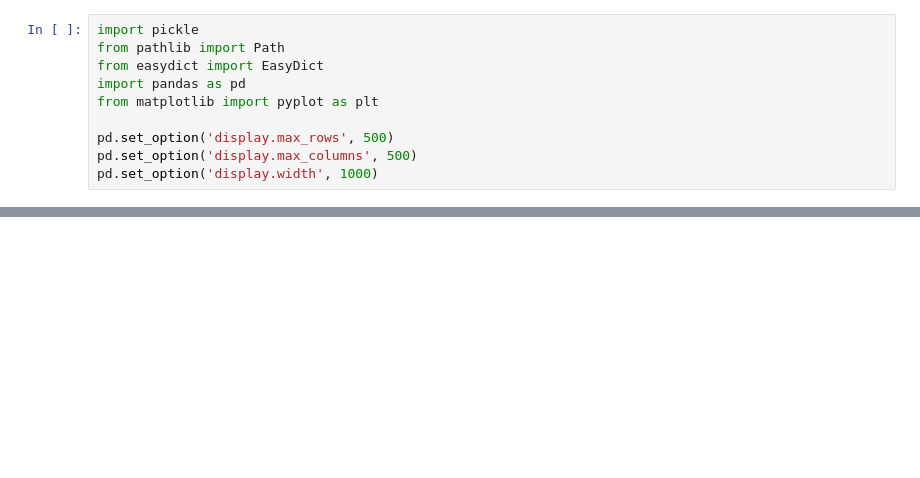
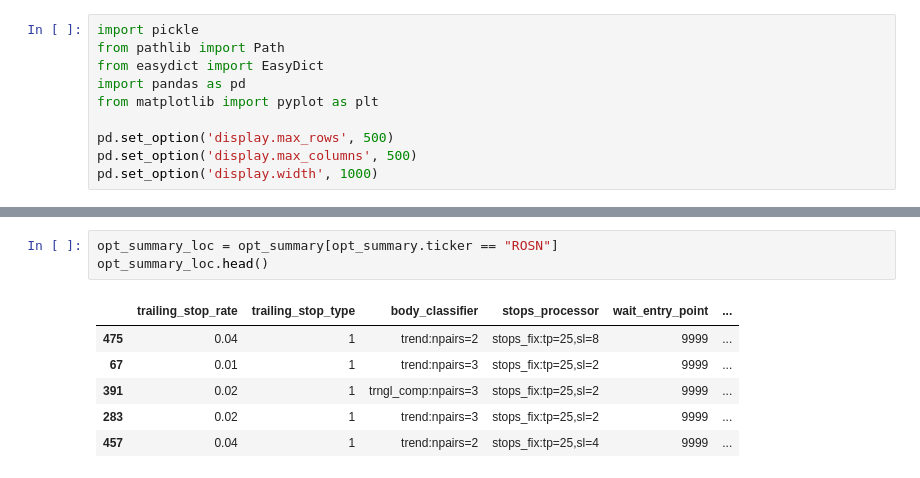
Before and after one commit to binrey/MLTR, a Jupyter notebook: optim_research.ipynb, the cells around one changed output, grey strips where cells are left out. Cells and saved outputs as stored; diff of their text form; blank space fills up the shorter version.

```diff
--- a/optim_research.ipynb
+++ b/optim_research.ipynb
@@ -105,0 +98,10 @@ plt.legend(legend)
+# %%
+opt_summary_loc = opt_summary[opt_summary.ticker == "ROSN"]
+opt_summary_loc.head()
+# %% [output]
+|  | trailing_stop_rate | trailing_stop_type | body_classifier | stops_processor | wait_entry_point | ... |
+| 475 | 0.04 | 1 | trend:npairs=2 | stops_fix:tp=25,sl=8 | 9999 | ... |
+| 67 | 0.01 | 1 | trend:npairs=3 | stops_fix:tp=25,sl=2 | 9999 | ... |
+| 391 | 0.02 | 1 | trngl_comp:npairs=3 | stops_fix:tp=25,sl=2 | 9999 | ... |
+| 283 | 0.02 | 1 | trend:npairs=3 | stops_fix:tp=25,sl=2 | 9999 | ... |
+| 457 | 0.04 | 1 | trend:npairs=2 | stops_fix:tp=25,sl=4 | 9999 | ... |
```
Also changed, not shown: parts of 4 cells of this notebook, 4 other files.
